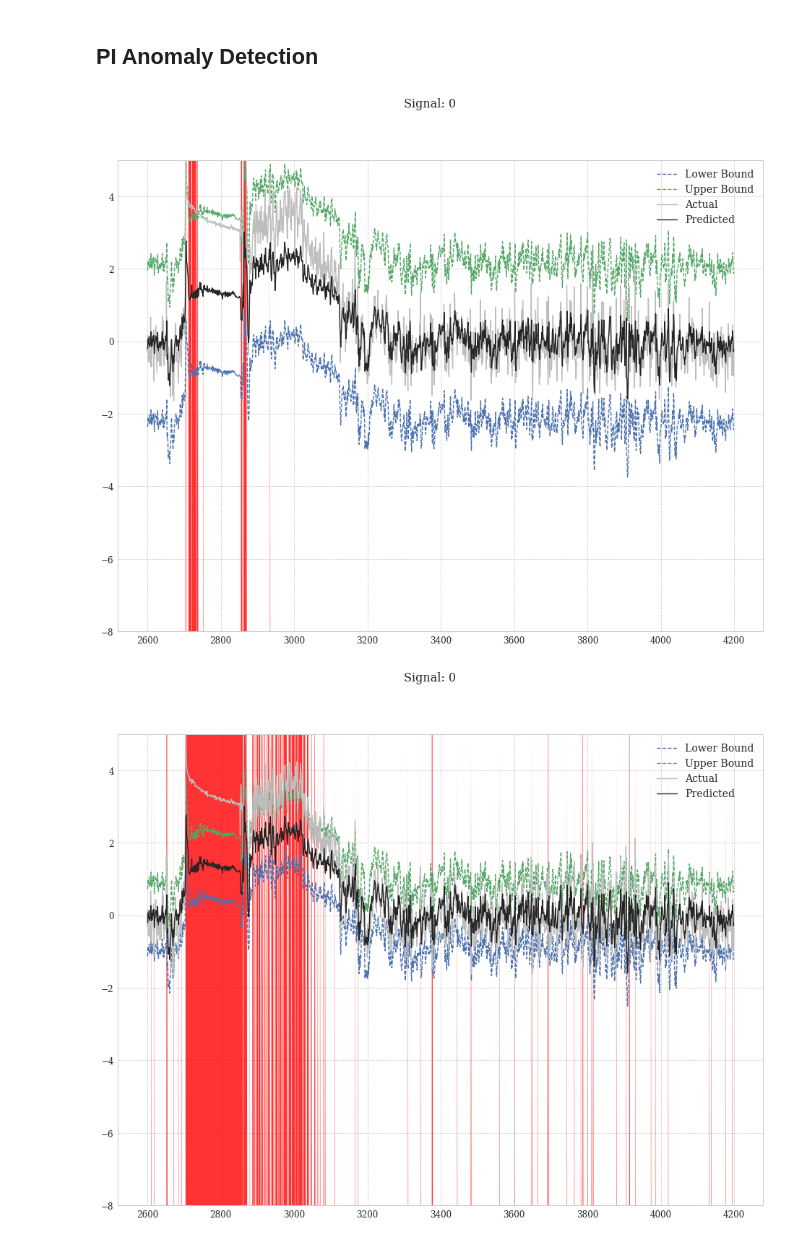
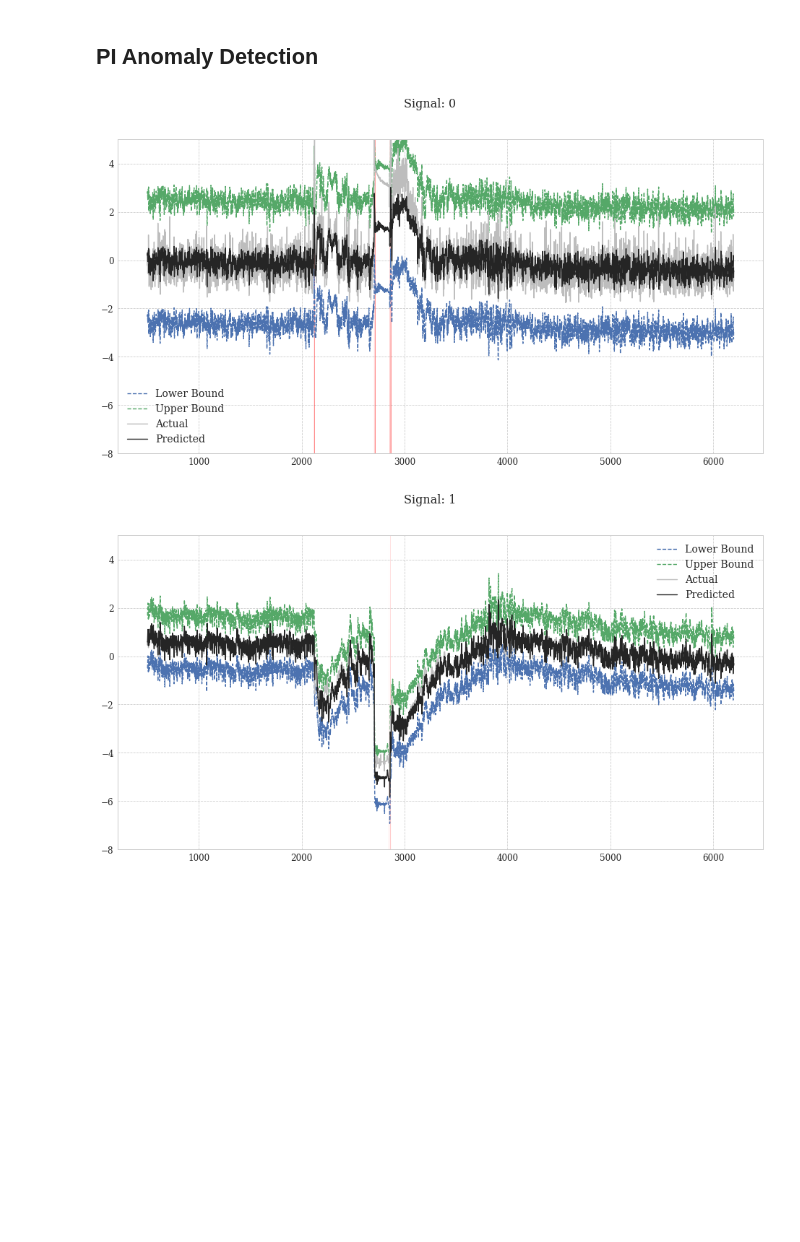
Before and after one commit to hreiten/master-thesis, a Jupyter notebook: src/anomaly-detection/anomaly_detection.ipynb, the cells around one changed output. Cells and saved outputs as stored; diff of their text form; code cells hidden in the pictures; blank space fills up the shorter version.

```diff
--- a/src/anomaly-detection/anomaly_detection.ipynb
+++ b/src/anomaly-detection/anomaly_detection.ipynb
@@ -191,8 +191,8 @@ y_pred = y_anomaly
 
 y_hat = model.predict(x_pred)
 
-START = 2600
-END = len(y_hat) - 3000
+START = 500
+END = len(y_hat) - 1000
 
 log_likelihood = True
 NUM_AVERAGED_ANOMALY_SCORES = 6
@@ -231,8 +231,7 @@ def pi_anomaly_detection():
     for signal in range(0,3):
         stdev = np.sqrt(sum((model.predict(x_train)[:, signal] - y_train[:,signal])**2) / (len(y_train) - 2))
 
-        alpha = 2.54
-        signal = 0
+        alpha = 3
 
         lower_pi = y_hat[:, signal] - alpha * stdev
         upper_pi = y_hat[:, signal] + alpha * stdev
@@ -240,35 +239,35 @@ def pi_anomaly_detection():
         x = np.linspace(START, END, (END - START))
 
         positions = [111]
-        fig = plt.figure(figsize=(16, 12))
+        fig = plt.figure(figsize=(16, 8))
         fig.suptitle('Signal: {}'.format(signal), fontsize=16)
         axs = [fig.add_subplot(i) for i in positions]
 
         axs[0].plot(x, lower_pi[START:END], linestyle='--', label = "Lower Bound")
         axs[0].plot(x, upper_pi[START:END], linestyle='--', label = "Upper Bound")
         axs[0].plot(x, y_pred[:, signal][START:END], label = "Actual", color="#bdbdbd")
         axs[0].plot(x, y_hat[:, signal][START:END], label = "Predicted", color="#252525")
         axs[0].set_ylim(-8, 5)
 
 
         [ax.legend() for ax in axs]
 
         red_marks = [
             (y_pred[:,signal][i] > upper_pi[i] or y_pred[:,signal][i] < lower_pi[i]) for i in range(START, END)
         ]
 
         axs[0].fill_between(
             x,
             -8,
             5,
             where = red_marks,
             facecolor='red',
             interpolate=True,
             alpha=0.8,
             linewidth = 10.2
         )
 
 pi_anomaly_detection()
 # %% [output]
-[figure, old version]
+[figure, new version]
-[figure, old version]
+[figure, new version]
```
Also changed, not shown: parts of 5 cells of this notebook.
